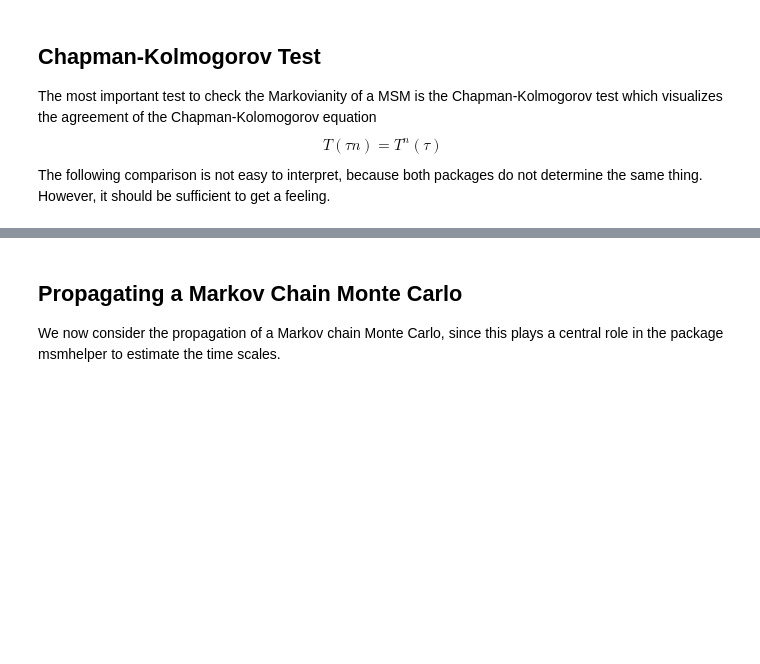
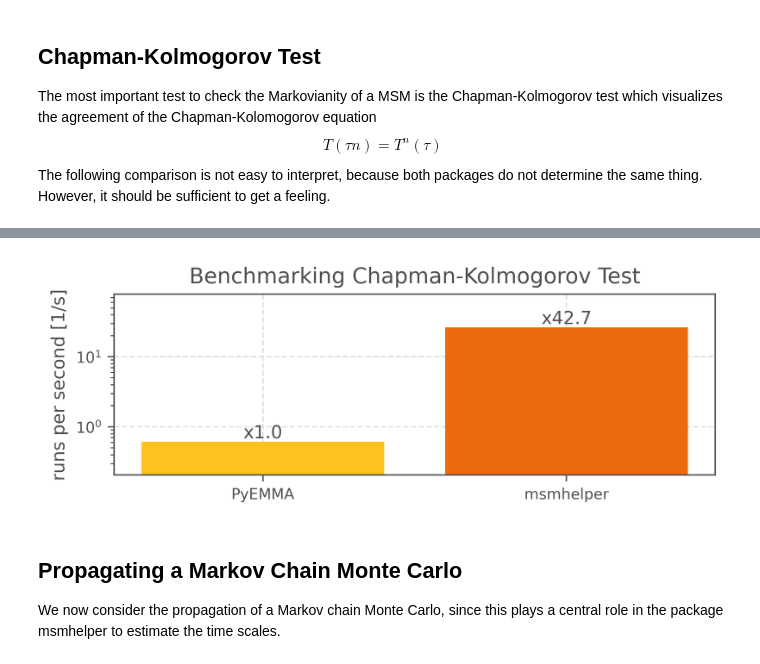
Before and after one commit to moldyn/msmhelper, a Jupyter notebook: docs/benchmark.ipynb, the cells around one changed output, grey strips where cells are left out. Cells and saved outputs as stored; diff of their text form; code cells hidden in the pictures; blank space fills up the shorter version.

```diff
--- a/docs/benchmark.ipynb
+++ b/docs/benchmark.ipynb
@@ -127 +201,3 @@ mh.msm.ck_test(traj, lagtimes, tmax=1000)
+# %%
+time_cktest_mh = _
 # %%
@@ -134,3 +210,13 @@ for lagtime in lagtimes:
+# %%
+time_cktest_pyemma = _
+# %%
+visualize_benchmark_results(
+    (time_cktest_pyemma, time_cktest_mh),
+    ('PyEMMA', 'msmhelper'),
+    f'Benchmarking Chapman-Kolmogorov Test',
+)
+# %% [output]
+[figure, added]
 # %% [markdown]
 ## Propagating a Markov Chain Monte Carlo
 We now consider the propagation of a Markov chain Monte Carlo, since this plays a central role in the package msmhelper to estimate the time scales.
```
Also changed, not shown: parts of 33 cells of this notebook.
